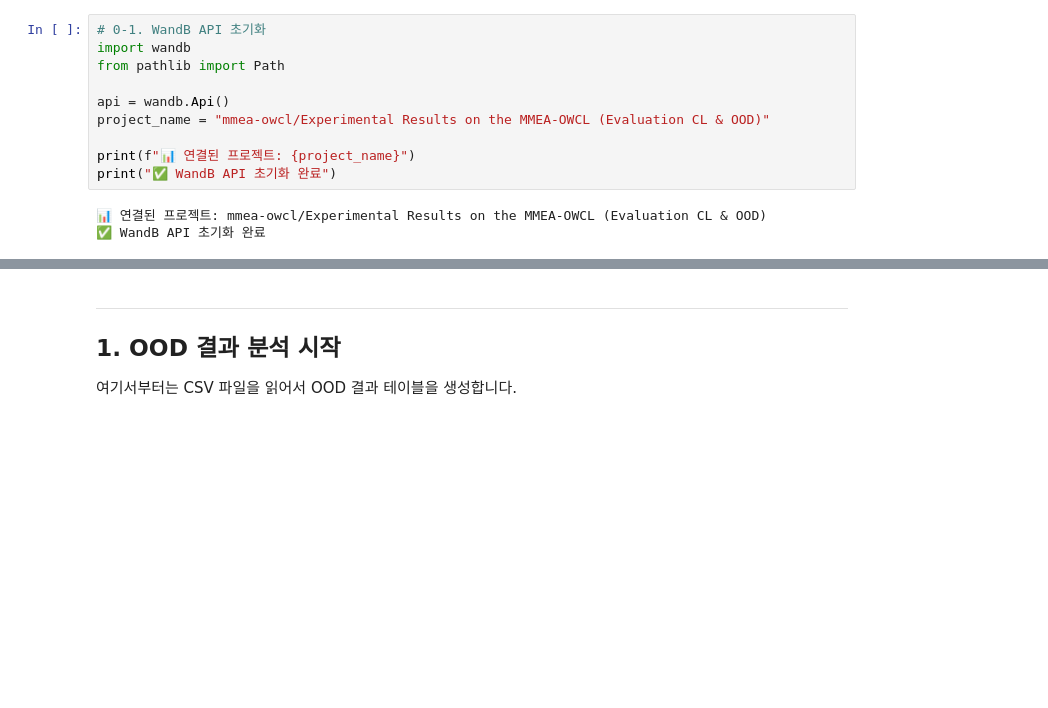
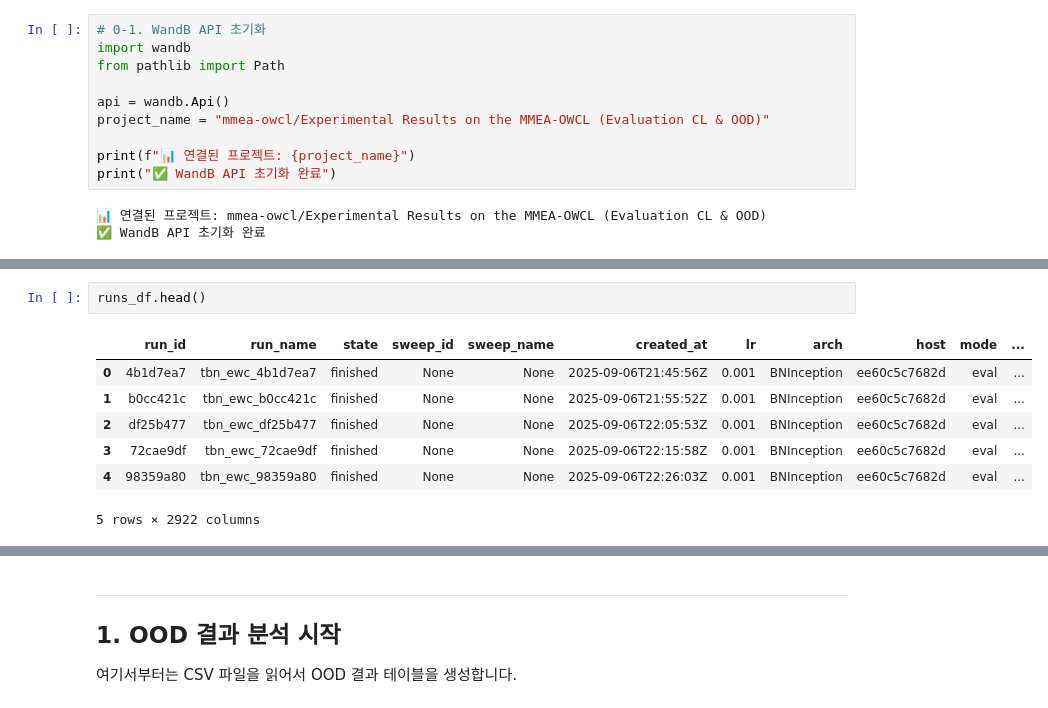
Before and after one commit to HyeJeongIm/MMEA-OWCL, a Jupyter notebook: notebook/4.extract_eval_from_wandb.ipynb, the cells around one changed output, grey strips where cells are left out. Cells and saved outputs as stored; diff of their text form; blank space fills up the shorter version.

```diff
--- a/notebook/4.extract_eval_from_wandb.ipynb
+++ b/notebook/4.extract_eval_from_wandb.ipynb
@@ -98 +98,11 @@ print(f"총 컬럼 개수: {len(runs_df.columns)}")
 총 컬럼 개수: 2922
+# %%
+runs_df.head()
+# %% [output]
+|  | run_id | run_name | state | sweep_id | sweep_name | created_at | lr | arch | host | mode | ... |
+| 0 | 4b1d7ea7 | tbn_ewc_4b1d7ea7 | finished | None | None | 2025-09-06T21:45:56Z | 0.001 | BNInception | ee60c5c7682d | eval | ... |
+| 1 | b0cc421c | tbn_ewc_b0cc421c | finished | None | None | 2025-09-06T21:55:52Z | 0.001 | BNInception | ee60c5c7682d | eval | ... |
+| 2 | df25b477 | tbn_ewc_df25b477 | finished | None | None | 2025-09-06T22:05:53Z | 0.001 | BNInception | ee60c5c7682d | eval | ... |
+| 3 | 72cae9df | tbn_ewc_72cae9df | finished | None | None | 2025-09-06T22:15:58Z | 0.001 | BNInception | ee60c5c7682d | eval | ... |
+| 4 | 98359a80 | tbn_ewc_98359a80 | finished | None | None | 2025-09-06T22:26:03Z | 0.001 | BNInception | ee60c5c7682d | eval | ... |
+5 rows × 2922 columns
```
Also changed, not shown: parts of 11 cells of this notebook.
